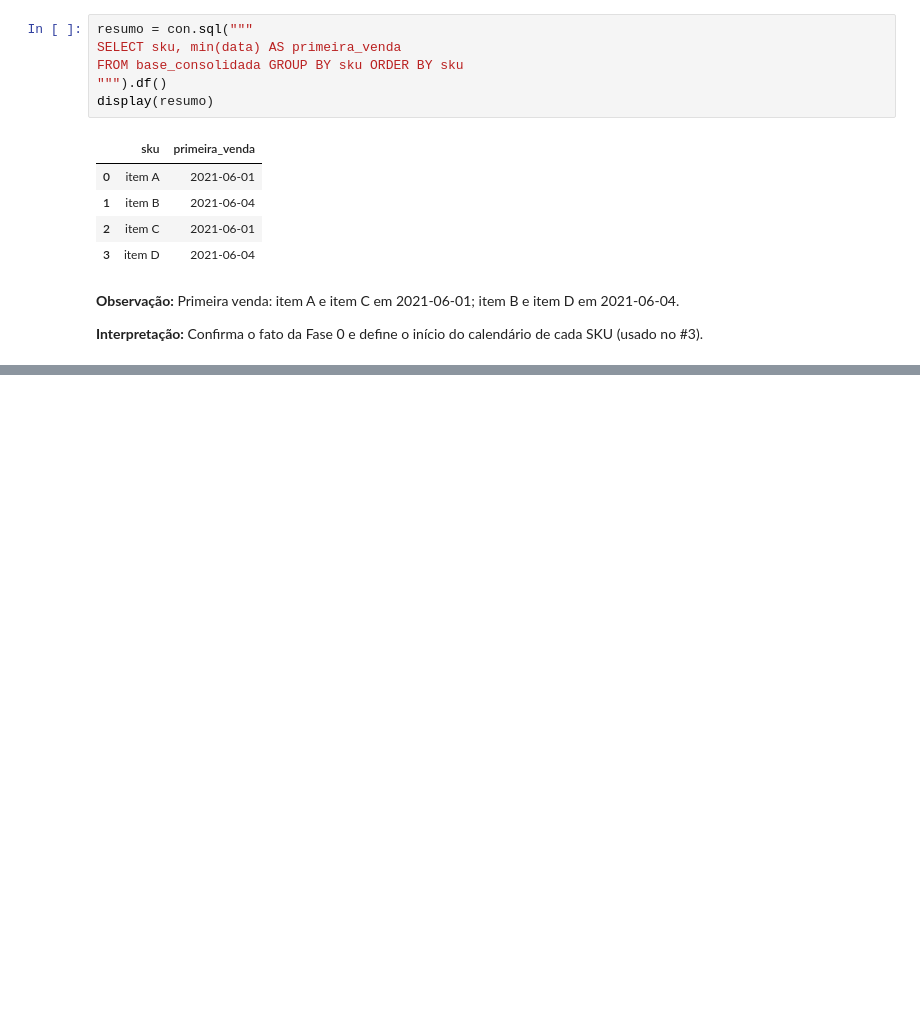
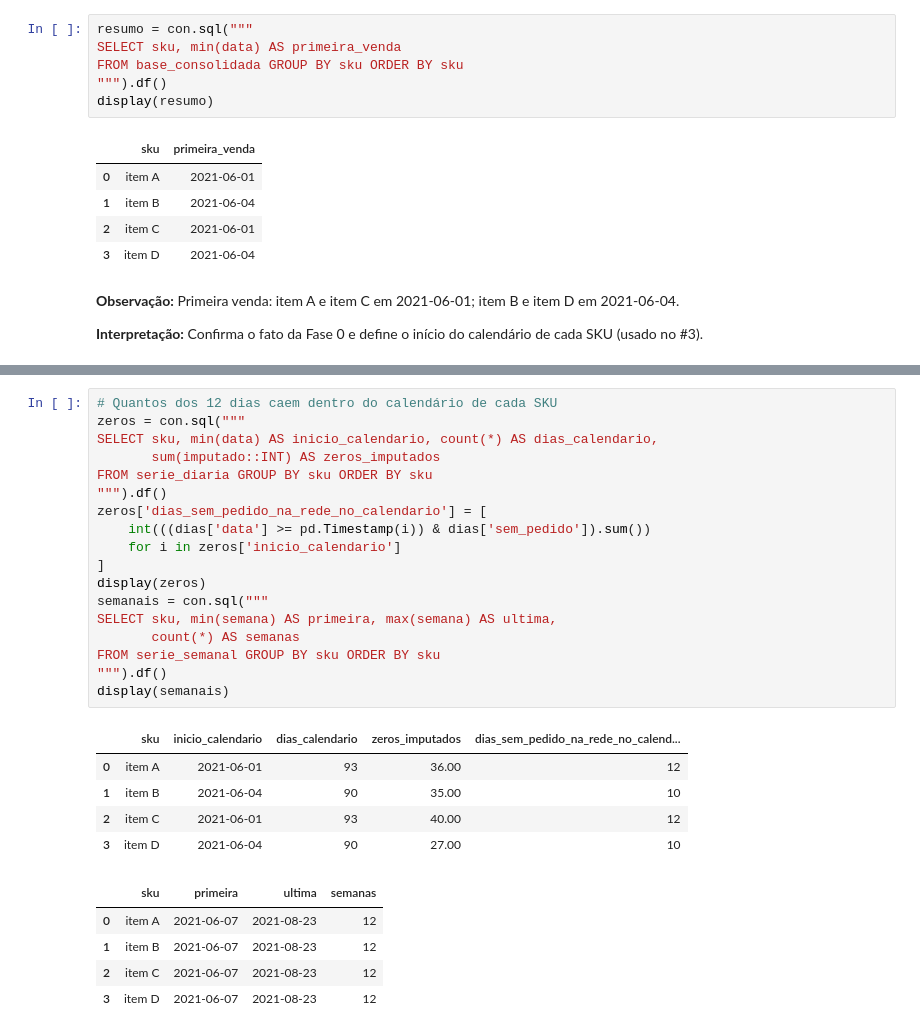
Before and after one commit to RWallan/case-mr-health, a Jupyter notebook: notebooks/01_eda_fontes_relacionamento.ipynb, the cells around one changed output, grey strips where cells are left out. Cells and saved outputs as stored; diff of their text form; blank space fills up the shorter version.

```diff
--- a/notebooks/01_eda_fontes_relacionamento.ipynb
+++ b/notebooks/01_eda_fontes_relacionamento.ipynb
@@ -392,0 +573,29 @@ display(resumo)
+# %%
+# Quantos dos 12 dias caem dentro do calendário de cada SKU
+zeros = con.sql("""
+SELECT sku, min(data) AS inicio_calendario, count(*) AS dias_calendario,
+       sum(imputado::INT) AS zeros_imputados
+FROM serie_diaria GROUP BY sku ORDER BY sku
+""").df()
+zeros['dias_sem_pedido_na_rede_no_calendario'] = [
+    int(((dias['data'] >= pd.Timestamp(i)) & dias['sem_pedido']).sum())
+    for i in zeros['inicio_calendario']
+]
+display(zeros)
+semanais = con.sql("""
+SELECT sku, min(semana) AS primeira, max(semana) AS ultima,
+       count(*) AS semanas
+FROM serie_semanal GROUP BY sku ORDER BY sku
+""").df()
+display(semanais)
+# %% [output]
+|  | sku | inicio_calendario | dias_calendario | zeros_imputados | dias_sem_pedido_na_rede_no_calend... |
+| 0 | item A | 2021-06-01 | 93 | 36.00 | 12 |
+| 1 | item B | 2021-06-04 | 90 | 35.00 | 10 |
+| 2 | item C | 2021-06-01 | 93 | 40.00 | 12 |
+| 3 | item D | 2021-06-04 | 90 | 27.00 | 10 |
+|  | sku | primeira | ultima | semanas |
+| 0 | item A | 2021-06-07 | 2021-08-23 | 12 |
+| 1 | item B | 2021-06-07 | 2021-08-23 | 12 |
+| 2 | item C | 2021-06-07 | 2021-08-23 | 12 |
+| 3 | item D | 2021-06-07 | 2021-08-23 | 12 |
```
Also changed, not shown: parts of 10 cells of this notebook, 6 other files.
